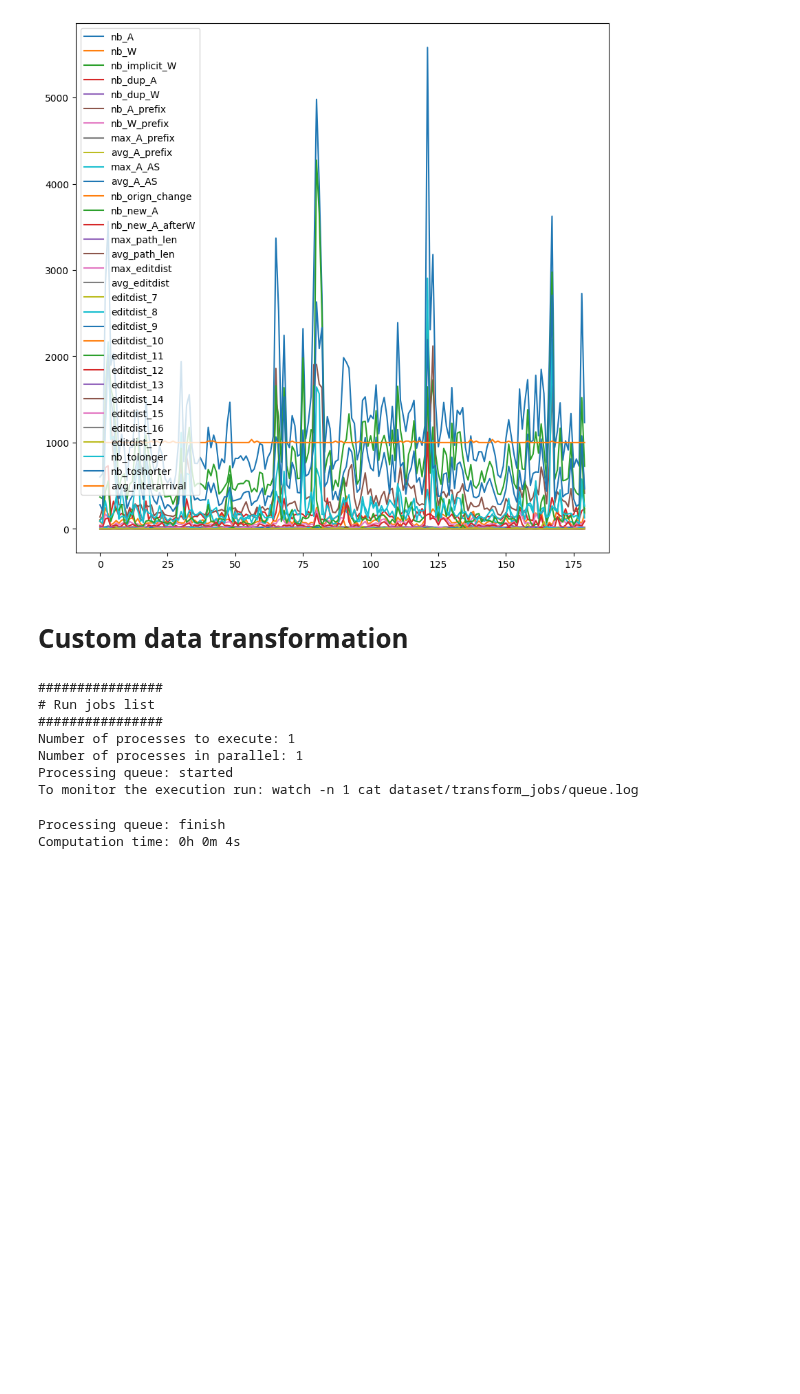
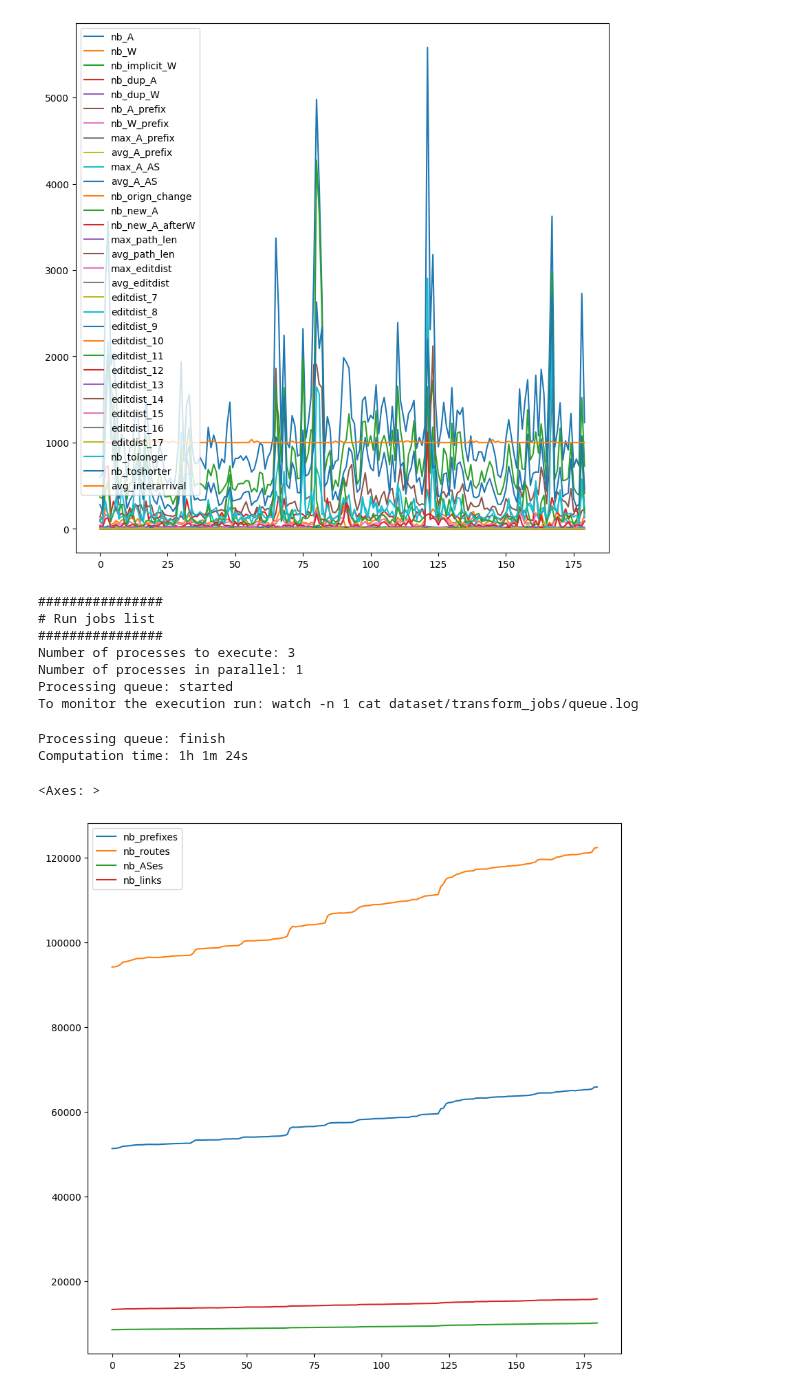
Before and after one commit to hyonbokan/BGP_data_analysis, a Jupyter notebook: bml/BML/bml_dataset.ipynb, the cells around one changed output. Drawn from its saved outputs; the diff is of its cells as text; code cells hidden in the pictures; blank space fills up the shorter version.

```diff
--- a/bml/BML/bml_dataset.ipynb
+++ b/bml/BML/bml_dataset.ipynb
@@ -261,32 +230,32 @@ data.plot(figsize=(10,10))
 # %% [output]
 <Axes: >
 [figure]
-# %% [markdown]
-# Custom data transformation
 # %%
-from BML.transform import DatasetTransformation
-import os
-import random
+# graph features extraction every minute
+datTran = DatasetTransformation(folder, "BML.transform", "RoutesFeatures")
 
-# Initialize the DatasetTransformation for hijack analysis
-datTran = DatasetTransformation(folder, "BML.transform", "HijackLabel")
+datTran.setParams({
+        "global":{
+            "Period": 1,
+        }
+    })
 
-# Set transformation parameters (if any specific parameters are required for hijackAnalyze.py)
-datTran.setParams({
-    "global": {
-        "Period": 1,  # Example parameter, modify as needed for hijackAnalyze.py
-    }
-})
-
-# Run the data transformation
-utils.runJobs(datTran.getJobs(), folder + "transform_jobs")
+# run the data transformation
+utils.runJobs(datTran.getJobs(), folder+"transform_jobs")
 # %% [output]
 ################
 # Run jobs list
 ################
-Number of processes to execute: 1
+Number of processes to execute: 3
 Number of processes in parallel: 1
 Processing queue: started
 To monitor the execution run: watch -n 1 cat dataset/transform_jobs/queue.log
 Processing queue: finish
-Computation time: 0h 0m 4s
+Computation time: 1h 1m 24s
+# %%
+import pandas as pd
+data = pd.read_json("/home/hb/BGP_data_analysis/bml/BML/dataset/hijack/BalancerHijack/transform/RoutesFeatures/RoutesFeatures_1.json")
+data.plot(figsize=(10,10))
+# %% [output]
+<Axes: >
+[figure, added]
```
Also changed, not shown: parts of 13 cells of this notebook, 11 other files.
